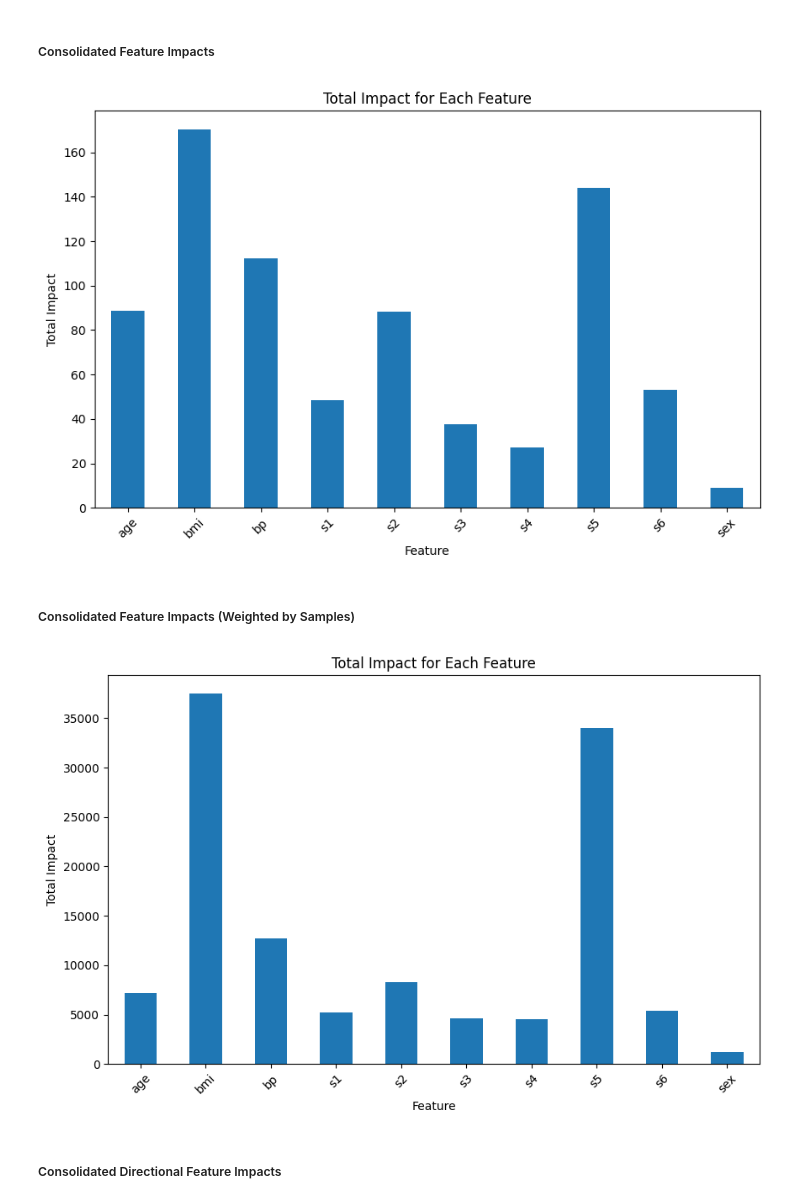
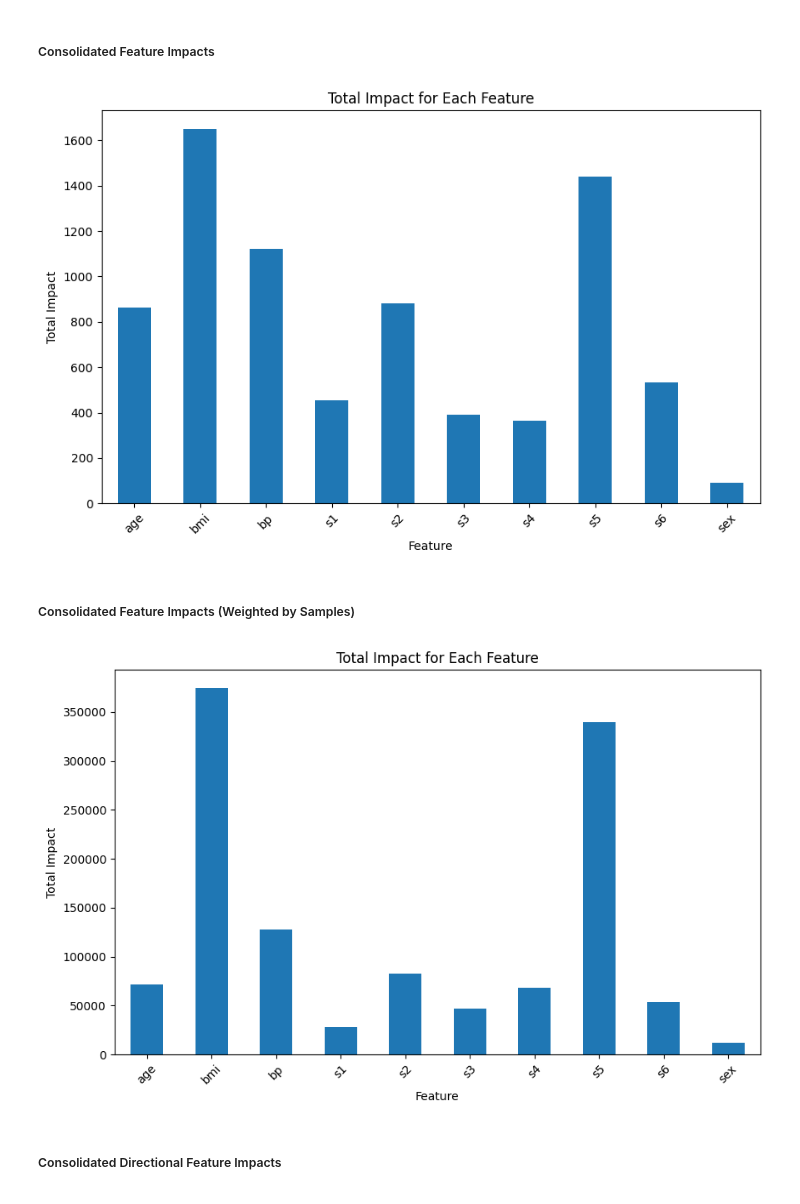
Before and after one commit to cf6600/feature-tracking-gbt, a Jupyter notebook: functions_sanity_test.ipynb, the cells around one changed output. Saved outputs shown, nothing was run; the diff lists cells and outputs as text; code cells hidden in the pictures.

```diff
--- a/functions_sanity_test.ipynb
+++ b/functions_sanity_test.ipynb
@@ -151,5 +114,7 @@ plot_feature_impacts_per_iter(feature_impacts_per_iter, weighted_by_samples=True
 # %% [markdown]
 ##### Consolidated Feature Impacts
+# %%
+feature_impacts_per_iter_dir = gbr.get_feature_impacts_per_iteration(directional=True, normalized=False)
 # %%
 def plot_total_feature_impacts(feature_impacts_per_iter_df, weighted_by_samples=False, feature_name_mappings=None):
     df = pd.DataFrame(feature_impacts_per_iter_df)
@@ -170,15 +135,15 @@ def plot_total_feature_impacts(feature_impacts_per_iter_df, weighted_by_samples=
     plt.xticks(rotation=45)
     plt.show()
 # %%
-plot_total_feature_impacts(feature_impacts_per_iter, feature_name_mappings=feature_name_mappings)
+plot_total_feature_impacts(feature_impacts_per_iter_dir, feature_name_mappings=feature_name_mappings)
 # %% [output]
-[figure, old version]
+[figure, new version]
 # %% [markdown]
 ##### Consolidated Feature Impacts (Weighted by Samples)
 # %%
-plot_total_feature_impacts(feature_impacts_per_iter, weighted_by_samples=True, feature_name_mappings=feature_name_mappings)
+plot_total_feature_impacts(feature_impacts_per_iter_dir, weighted_by_samples=True, feature_name_mappings=feature_name_mappings)
 # %% [output]
-[figure, old version]
+[figure, new version]
 # %% [markdown]
 ##### Consolidated Directional Feature Impacts
 # %%
```
Also changed, not shown: parts of 19 cells of this notebook, 6 other files.
